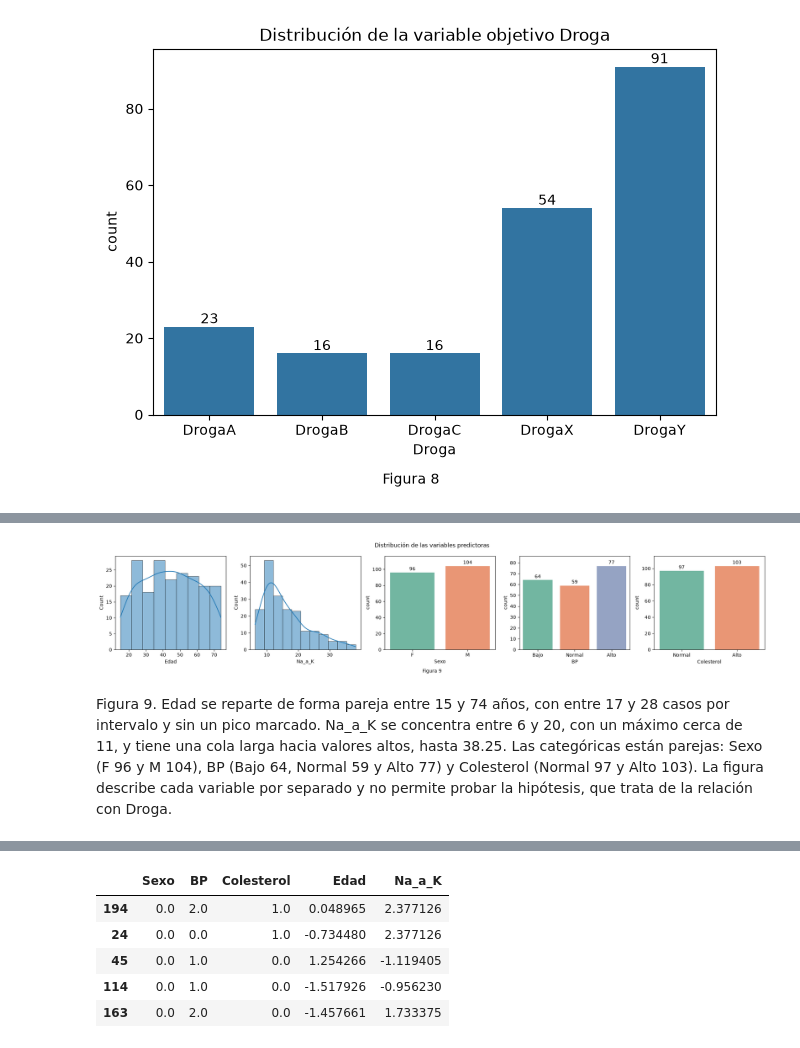
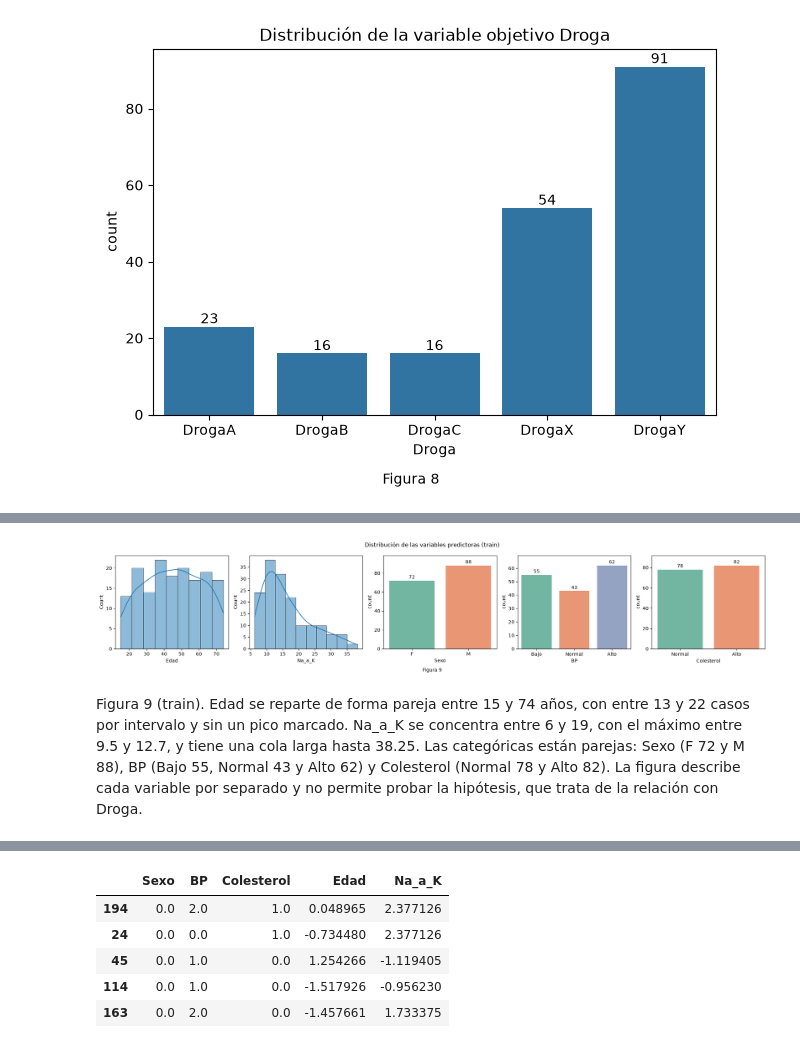
Before and after one commit to winttita/TP_MD_Frank_Winter, a Jupyter notebook: TP2/TP2_MD_Frank_Winter.ipynb, the cells around one changed output, grey strips where cells are left out. Saved outputs shown, nothing was run; the diff lists cells and outputs as text; code cells hidden in the pictures.

```diff
--- a/TP2/TP2_MD_Frank_Winter.ipynb
+++ b/TP2/TP2_MD_Frank_Winter.ipynb
@@ -304,15 +302,15 @@ Hipótesis previa: el primer corte será por RyD_Spend, la variable más correla
 # %%
-# Grilla de hiperparámetros con GridSearchCV; el criterio es el RMSE, la misma métrica que se reporta en test
-# Selección por validación cruzada de 5 folds sobre train, porque el TP solo define train y test
+# Defino la grilla de hiperparámetros; elijo con el RMSE, la misma métrica que reporto en test
+# Uso validación cruzada de 5 folds sobre train, porque el TP solo define train y test
 param_grid = {"max_depth": [3, 5, 10],
               "min_samples_split": [2, 5, 10],
               "min_samples_leaf": [1, 5, 10]}
 
 grids_A = {}
 for nombre in particiones:
-    Xtr = datos[nombre][0]
+    Xtrn, ytrn = datos[nombre][0], particiones[nombre][2]
     grids_A[nombre] = GridSearchCV(DecisionTreeRegressor(random_state=SEED), param_grid, cv=5,
-                                   scoring="neg_root_mean_squared_error").fit(Xtr, particiones[nombre][2])
+                                   scoring="neg_root_mean_squared_error").fit(Xtrn, ytrn)
     g = grids_A[nombre]
     res = pd.DataFrame(g.cv_results_)
     res["RMSE (CV)"] = -res["mean_test_score"]
@@ -392,0 +387,7 @@ Esto es coherente con la hipótesis. RyD_Spend es la variable más correlacionad
+# %%
+# Armo una tabla con la importancia de cada variable en el mejor árbol de cada partición
+for nombre, g in grids_A.items():
+    print(f"Partición {nombre}")
+    display(pd.DataFrame({"features": datos[nombre][0].columns,
+                          "importances": g.best_estimator_.feature_importances_})
+            .sort_values(by="importances", ascending=False).round(4))
@@ -393,10 +413,10 @@ Esto es coherente con la hipótesis. RyD_Spend es la variable más correlacionad
 # %%
-# Valores reales vs predicción
+# Grafico los valores reales contra la predicción en test
 fig, axes = plt.subplots(1, 2, figsize=(11, 4.5))
 for ax, nombre in zip(axes, grids_A):
-    yte = particiones[nombre][3]
-    ax.scatter(yte, preds_A[nombre], s=12)
-    ax.plot([yte.min(), yte.max()], [yte.min(), yte.max()], color="red")
+    ytst = particiones[nombre][3]
+    ax.scatter(ytst, preds_A[nombre], s=12)
+    ax.plot([ytst.min(), ytst.max()], [ytst.min(), ytst.max()], color="red")
     ax.set_title(f"Partición {nombre}")
     ax.set_xlabel("Profit real")
     ax.set_ylabel("Profit predicho")
@@ -500,0 +519,14 @@ Decisiones: estratificamos las particiones, como pide la consigna, y evaluamos c
+# %%
+# Separo variable objetivo de datos y obtengo las dos particiones estratificadas
+Xd = dd.drop(columns="Droga")
+yd = dd["Droga"]
+part_B = {}
+for nombre, ts in [("80/20", 0.2), ("70/30", 0.3)]:
+    part_B[nombre] = train_test_split(Xd, yd, test_size=ts, random_state=SEED, stratify=yd)
+conteo = pd.concat({f"{n} {c}": pd.Series(part_B[n][i]).value_counts()
+                    for n in part_B for c, i in [("train", 2), ("test", 3)]}, axis=1)
+display(conteo)
+
+# Trabajo el EDA con el train de la partición 80/20
+Xtrn, Xtst, ytrn, ytst = part_B["80/20"]
+train = pd.concat([Xtrn, ytrn], axis=1)
@@ -501,19 +545,19 @@ Decisiones: estratificamos las particiones, como pide la consigna, y evaluamos c
 # %%
-# Distribución de cada variable predictora
+# Grafico la distribución de cada variable predictora en train
 ordenes = {"Sexo": ["F", "M"], "BP": ["Bajo", "Normal", "Alto"], "Colesterol": ["Normal", "Alto"]}
 fig, axes = plt.subplots(1, 5, figsize=(20, 4))
 for col, ax in zip(["Edad", "Na_a_K"], axes[:2]):
-    sns.histplot(data=dd, x=col, kde=True, edgecolor="black", linewidth=0.5, ax=ax)
+    sns.histplot(data=train, x=col, kde=True, edgecolor="black", linewidth=0.5, ax=ax)
 for (col, orden_c), ax in zip(ordenes.items(), axes[2:]):
-    sns.countplot(data=dd, x=col, order=orden_c, hue=col, hue_order=orden_c, palette="Set2", legend=False, ax=ax)
+    sns.countplot(data=train, x=col, order=orden_c, hue=col, hue_order=orden_c, palette="Set2", legend=False, ax=ax)
     for barras in ax.containers:
         ax.bar_label(barras, padding=2)
     ax.margins(y=0.12)
-plt.suptitle("Distribución de las variables predictoras")
+plt.suptitle("Distribución de las variables predictoras (train)")
 numerar(9)
 plt.show()
 # %% [output]
-[figure, old version]
+[figure, new version]
 # %% [markdown]
-Figura 9. Edad se reparte de forma pareja entre 15 y 74 años, con entre 17 y 28 casos por intervalo y sin un pico marcado. Na_a_K se concentra entre 6 y 20, con un máximo cerca de 11, y tiene una cola larga hacia valores altos, hasta 38.25. Las categóricas están parejas: Sexo (F 96 y M 104), BP (Bajo 64, Normal 59 y Alto 77) y Colesterol (Normal 97 y Alto 103). La figura describe cada variable por separado y no permite probar la hipótesis, que trata de la relación con Droga.
+Figura 9 (train). Edad se reparte de forma pareja entre 15 y 74 años, con entre 13 y 22 casos por intervalo y sin un pico marcado. Na_a_K se concentra entre 6 y 19, con el máximo entre 9.5 y 12.7, y tiene una cola larga hasta 38.25. Las categóricas están parejas: Sexo (F 72 y M 88), BP (Bajo 55, Normal 43 y Alto 62) y Colesterol (Normal 78 y Alto 82). La figura describe cada variable por separado y no permite probar la hipótesis, que trata de la relación con Droga.
 # %%
```
Also changed, not shown: parts of 64 cells of this notebook.
